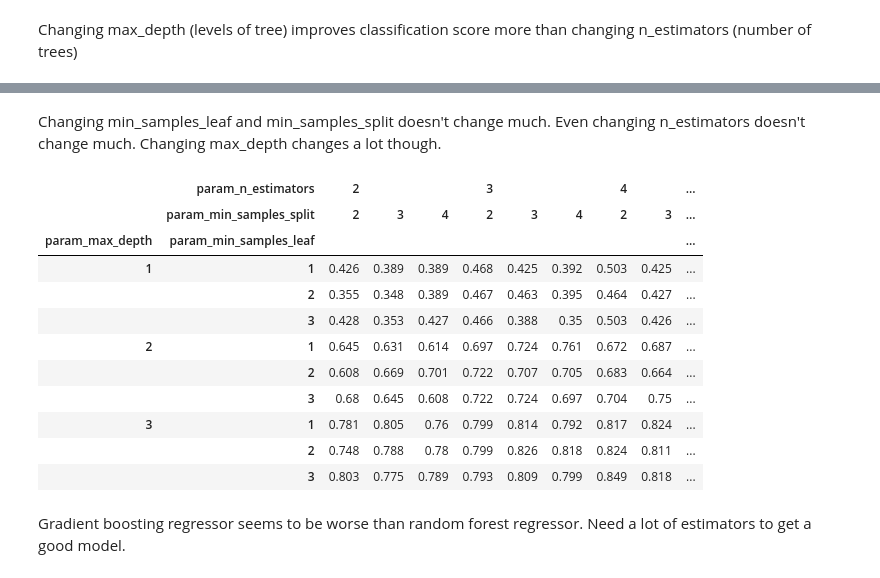
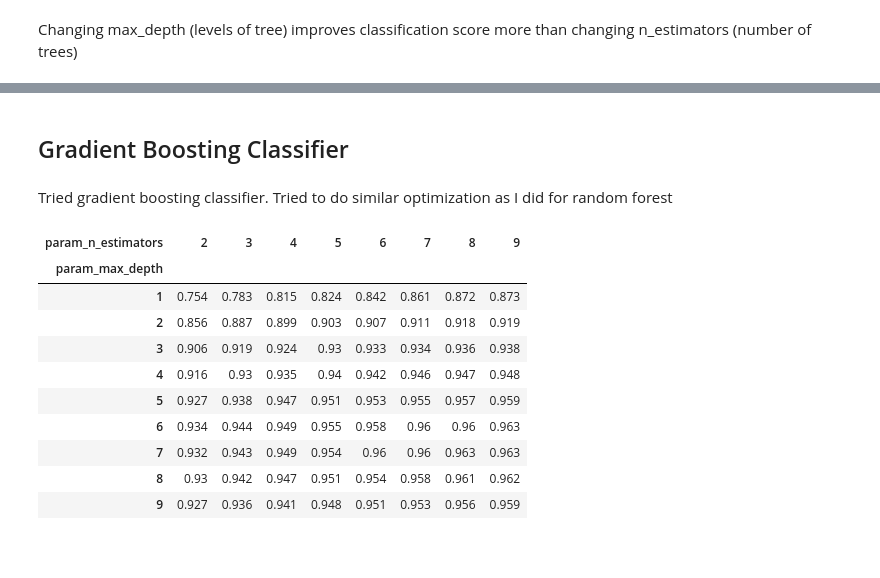
Before and after one commit to alechay/final-project, a Jupyter notebook: feature_engineered.ipynb, the cells around one changed output, grey strips where cells are left out. Saved outputs shown, nothing was run; the diff lists cells and outputs as text; code cells hidden in the pictures; blank space fills up the shorter version.

```diff
--- a/feature_engineered.ipynb
+++ b/feature_engineered.ipynb
@@ -335,7 +341,7 @@ Changing max_depth (levels of tree) improves classification score more than chan
 # Instantiate grid search with 2 hyperparameters
 gscv1 = GridSearchCV(
     rf,
-    {"max_depth": range(1, 8), "n_estimators": range(2, 8)},
+    {"max_depth": range(1, 10), "n_estimators": range(2, 10)},
     cv=kf,
     n_jobs=-1
 )
@@ -348,16 +354,5 @@ cv1_df = pd.DataFrame(gscv1.cv_results_)
 pivoted_df = cv1_df.pivot(index="param_max_depth",
            columns="param_n_estimators",
            values="mean_test_score").round(3)
-
-# Create a heatmap with seaborn
-import seaborn as sns
-import matplotlib.pyplot as plt
-sns.heatmap(pivoted_df,
-            cmap="nipy_spectral",
-            cbar=False,
-            annot=True)
-plt.xlabel('Trees (n)')
-plt.ylabel('Levels (max)')
-# plt.xticks(size=14)
-plt.yticks(rotation=0);
+pivoted_df.style.background_gradient(cmap="nipy_spectral", axis=None)
 # %% [output]
@@ -368 +439,5 @@ from sklearn.ensemble import RandomForestClassifier
+# %% [markdown]
+## Gradient Boosting Classifier
+# %% [markdown]
+Tried gradient boosting classifier. Tried to do similar optimization as I did for random forest
 # %%
@@ -373,38 +450,30 @@ rf = RandomForestClassifier()
-# %% [markdown]
-Changing min_samples_leaf and min_samples_split doesn't change much. Even changing n_estimators doesn't change much. Changing max_depth changes a lot though.
 # %%
-# Instantiate grid search with 4 hyperparameters
-gscv = GridSearchCV(
-    rf,
-    {"max_depth": range(1, 4),
-     "n_estimators": range(2, 5),
-     "min_samples_leaf": range(1, 4),
-     "min_samples_split": range(2, 5)},
+# Instantiate grid search with 2 hyperparameters
+gscv2 = GridSearchCV(
+    gbr,
+    {"max_depth": range(1, 10), "n_estimators": range(2, 10)},
     cv=kf,
     n_jobs=-1
 )
-gscv.fit(concat_X, concat_y)
+gscv2.fit(concat_X, concat_y)
 
 # Get cross-validation data
-cv_df = pd.DataFrame(gscv.cv_results_)
+cv2_df = pd.DataFrame(gscv2.cv_results_)
 
-# Create a heatmap-style table, use df.pivot_table
-piv_df = cv_df.pivot_table(index=["param_max_depth", "param_min_samples_leaf"],
-           columns=["param_n_estimators", "param_min_samples_split"],
+# Create a heatmap-style table, use df.pivot bc only 2 hyperparameters
+piv_df1 = cv2_df.pivot(index="param_max_depth",
+           columns="param_n_estimators",
            values="mean_test_score").round(3)
-piv_df.style.background_gradient(cmap="nipy_spectral", axis=None)
+piv_df1.style.background_gradient("nipy_spectral", axis=None)
 # %% [output]
-|  | param_n_estimators | 2 |  |  | 3 |  |  | 4 |  | ... |
-|  | param_min_samples_split | 2 | 3 | 4 | 2 | 3 | 4 | 2 | 3 | ... |
-| param_max_depth | param_min_samples_leaf |  |  |  |  |  |  |  |  | ... |
-| 1 | 1 | 0.426 | 0.389 | 0.389 | 0.468 | 0.425 | 0.392 | 0.503 | 0.425 | ... |
-|  | 2 | 0.355 | 0.348 | 0.389 | 0.467 | 0.463 | 0.395 | 0.464 | 0.427 | ... |
-|  | 3 | 0.428 | 0.353 | 0.427 | 0.466 | 0.388 | 0.35 | 0.503 | 0.426 | ... |
-| 2 | 1 | 0.645 | 0.631 | 0.614 | 0.697 | 0.724 | 0.761 | 0.672 | 0.687 | ... |
-|  | 2 | 0.608 | 0.669 | 0.701 | 0.722 | 0.707 | 0.705 | 0.683 | 0.664 | ... |
-|  | 3 | 0.68 | 0.645 | 0.608 | 0.722 | 0.724 | 0.697 | 0.704 | 0.75 | ... |
-| 3 | 1 | 0.781 | 0.805 | 0.76 | 0.799 | 0.814 | 0.792 | 0.817 | 0.824 | ... |
-|  | 2 | 0.748 | 0.788 | 0.78 | 0.799 | 0.826 | 0.818 | 0.824 | 0.811 | ... |
-|  | 3 | 0.803 | 0.775 | 0.789 | 0.793 | 0.809 | 0.799 | 0.849 | 0.818 | ... |
+| param_n_estimators | 2 | 3 | 4 | 5 | 6 | 7 | 8 | 9 |
+| param_max_depth |  |  |  |  |  |  |  |  |
+| 1 | 0.754 | 0.783 | 0.815 | 0.824 | 0.842 | 0.861 | 0.872 | 0.873 |
+| 2 | 0.856 | 0.887 | 0.899 | 0.903 | 0.907 | 0.911 | 0.918 | 0.919 |
+| 3 | 0.906 | 0.919 | 0.924 | 0.93 | 0.933 | 0.934 | 0.936 | 0.938 |
+| 4 | 0.916 | 0.93 | 0.935 | 0.94 | 0.942 | 0.946 | 0.947 | 0.948 |
+| 5 | 0.927 | 0.938 | 0.947 | 0.951 | 0.953 | 0.955 | 0.957 | 0.959 |
+| 6 | 0.934 | 0.944 | 0.949 | 0.955 | 0.958 | 0.96 | 0.96 | 0.963 |
+| 7 | 0.932 | 0.943 | 0.949 | 0.954 | 0.96 | 0.96 | 0.963 | 0.963 |
+| 8 | 0.93 | 0.942 | 0.947 | 0.951 | 0.954 | 0.958 | 0.961 | 0.962 |
+| 9 | 0.927 | 0.936 | 0.941 | 0.948 | 0.951 | 0.953 | 0.956 | 0.959 |
-# %% [markdown]
-Gradient boosting regressor seems to be worse than random forest regressor. Need a lot of estimators to get a good model.
```
Also changed, not shown: parts of 64 cells of this notebook, 2 other files.
